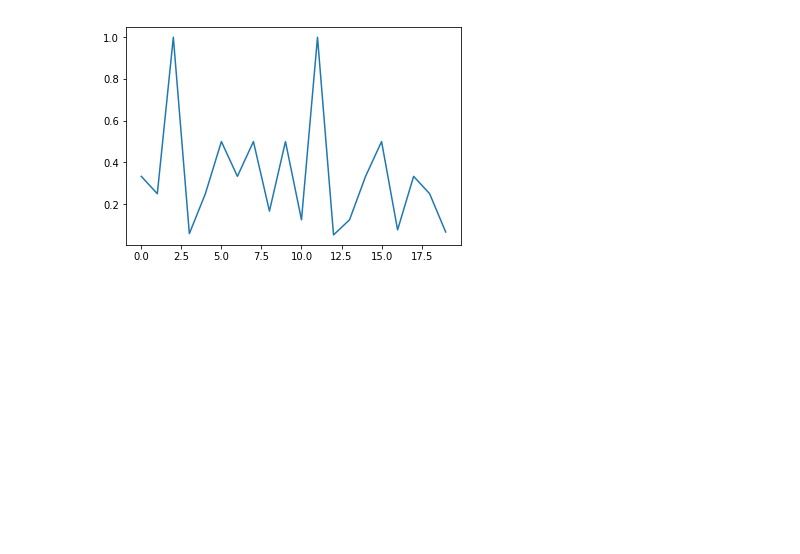
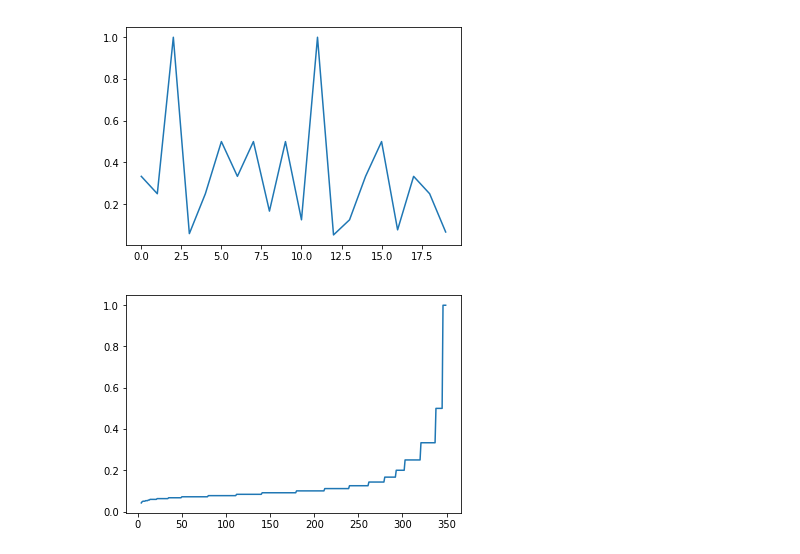
Before and after one commit to turtle-lea/ciencia-de-datos, a Jupyter notebook: tp-6/tp-6b.ipynb, the cells around one changed output. Cells and saved outputs as stored; diff of their text form; code cells hidden in the pictures; blank space fills up the shorter version.

```diff
--- a/tp-6/tp-6b.ipynb
+++ b/tp-6/tp-6b.ipynb
@@ -397,6 +402,11 @@ plt.plot(similarity_path[0:20])
 plt.show()
 # %% [output]
 [figure]
+# %%
+plt.plot(sorted(similarity_path))
+plt.show()
+# %% [output]
+[figure, added]
 # %%
 similarity_lin = []
 for i in range(0,len(vec1)):
```
Also changed, not shown: parts of 6 cells of this notebook.
